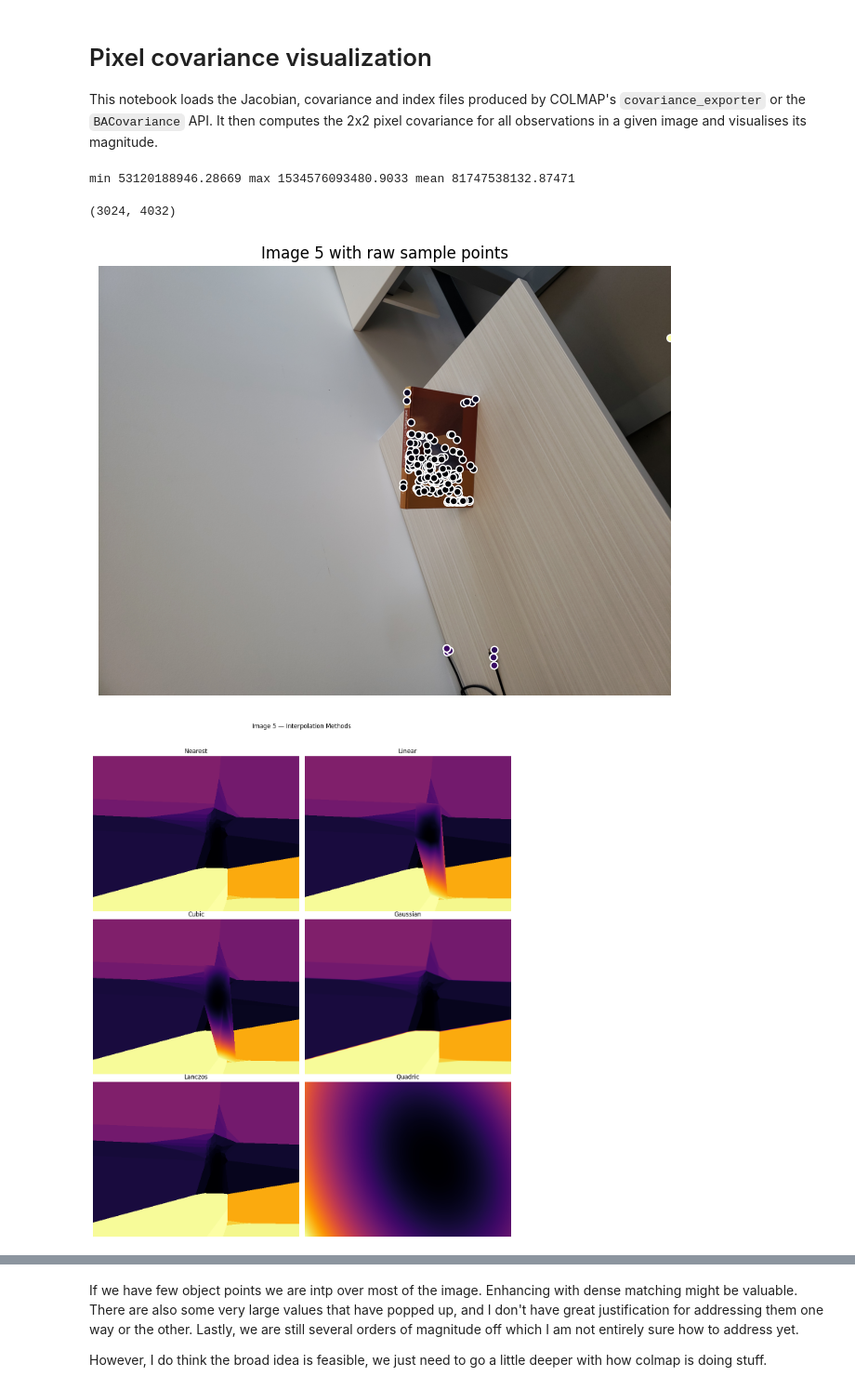
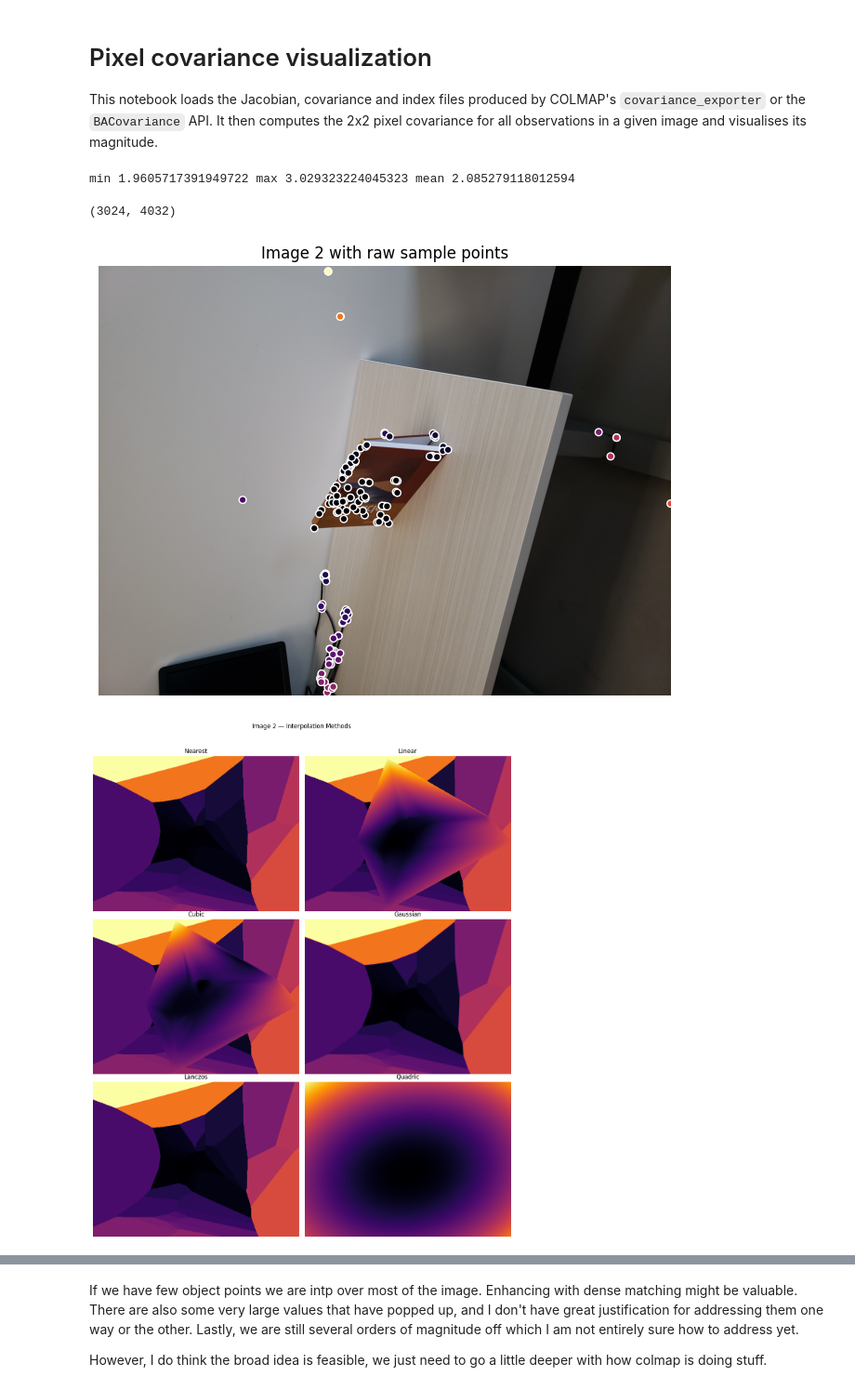
Before and after one commit to jackjcoop/colmap, a Jupyter notebook: python/examples/pixel_covariance.ipynb, the cells around one changed output, grey strips where cells are left out. Shown at 93% size. Drawn from its saved outputs; the diff is of its cells as text; code cells hidden in the pictures.

```diff
--- a/python/examples/pixel_covariance.ipynb
+++ b/python/examples/pixel_covariance.ipynb
@@ -15,7 +15,7 @@ cov_path = data_dir / "sparse/results/covariance.txt"
 index_path = data_dir / "sparse/results/index.txt"
 obs_index_path = data_dir / "sparse/results/obs_index.txt"
 model_path = data_dir / "sparse/optimized"
-image_id = 5  # image to analyse
+image_id = 2  # image to analyse
 # %%
 def read_sparse_matrix(path: Path) -> sparse.csr_matrix:
     with open(path) as f:
@@ -85,15 +85,15 @@ for iid, _idx, pid, row_start, xy in obs_info:
     J_block = J[rows, :][:, cols].toarray()
     C_sub = C[np.ix_(cols, cols)]
     cov = J_block @ C_sub @ J_block.T
-    #val = np.sqrt(np.diag(cov))
-    val = np.linalg.norm(cov, "fro")
+    val = np.sqrt(np.diag(cov))
+    val = (val[0]**2 + val[1]**2)**(1/2)
     vals.append(val)
     coords.append(xy)
 # %%
 vals = np.array(vals)
 print("min", vals.min(), "max", vals.max(), "mean", vals.mean())
 # %% [output]
-min 53120188946.28669 max 1534576093480.9033 mean 81747538132.87471
+min 1.9605717391949722 max 3.029323224045323 mean 2.085279118012594
 # %%
 img_cov = np.zeros((height, width), dtype=float)
 for (x, y), v in zip(coords, vals):
@@ -118,7 +117,7 @@ from PIL import Image
 # coords: list of (x, y) sample positions
 # vals:   list of covariance values at those positions
 # img_idx: zero-based index for the 5th image (e.g., 4)
-img_idx = 4
+img_idx = image_id - 1
 # Direct WSL folder path
 wsl_folder = "/mnt/c/DevSoftware/COLMAP/source/colmap/build/project/images"
 # ──────────────────────────────────────────────────────────────────────────────
@@ -185,35 +184,35 @@ X = np.column_stack([
     pts[:, 1],
     pts[:, 0]**2,
     pts[:, 0]*pts[:, 1],
     pts[:, 1]**2
 ])
 coeffs = np.linalg.lstsq(X, vals_f, rcond=None)[0]
 grid_pts = np.column_stack([
     np.ones(grid_x.size),
     grid_x.ravel(),
     grid_y.ravel(),
     grid_x.ravel()**2,
     grid_x.ravel()*grid_y.ravel(),
     grid_y.ravel()**2
 ])
 quadric = grid_pts.dot(coeffs).reshape(grid_x.shape)
 interps["quadric"] = quadric
 
 # Plot all 6 in a 3×2 grid (N rows × 2 columns)
 methods = ["nearest", "linear", "cubic", "gaussian", "lanczos", "quadric"]
 fig, axs = plt.subplots(nrows=3, ncols=2, figsize=(12, 15))
 for ax, m in zip(axs.flat, methods):
     im = ax.imshow(interps[m], origin="lower", cmap="inferno", interpolation="nearest")
     ax.set_title(m.capitalize())
     ax.axis("off")
 
 # Adjust layout to accommodate the suptitle without warning
 fig.suptitle(f"Image {img_idx+1} — Interpolation Methods", y=0.97)
 fig.tight_layout(rect=[0, 0, 1, 0.95])
 plt.show()
 # %% [output]
-[figure, old version]
+[figure, new version]
-[figure, old version]
+[figure, new version]
 # %%
 
 # Overlay a interpolation on the original image
```
Also changed, not shown: parts of 4 cells of this notebook, 20 other files.
